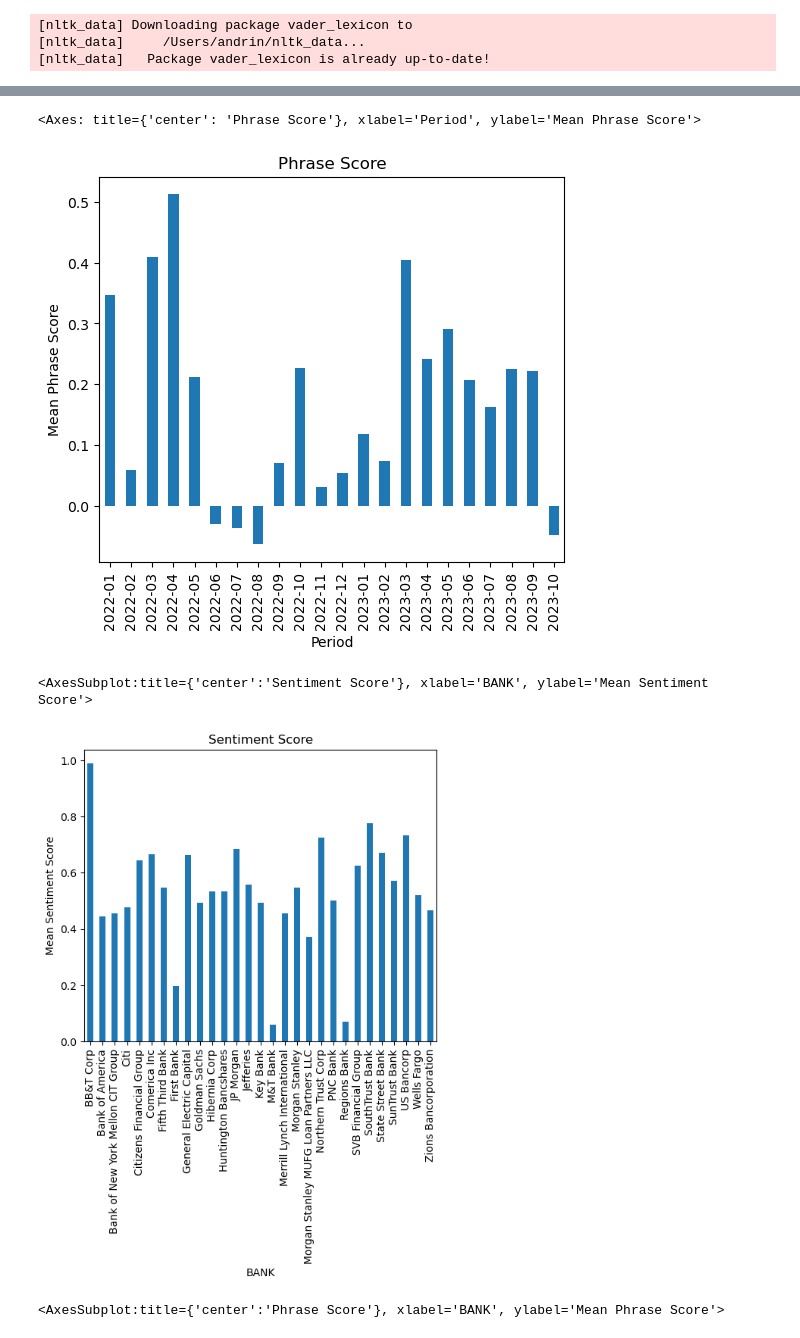
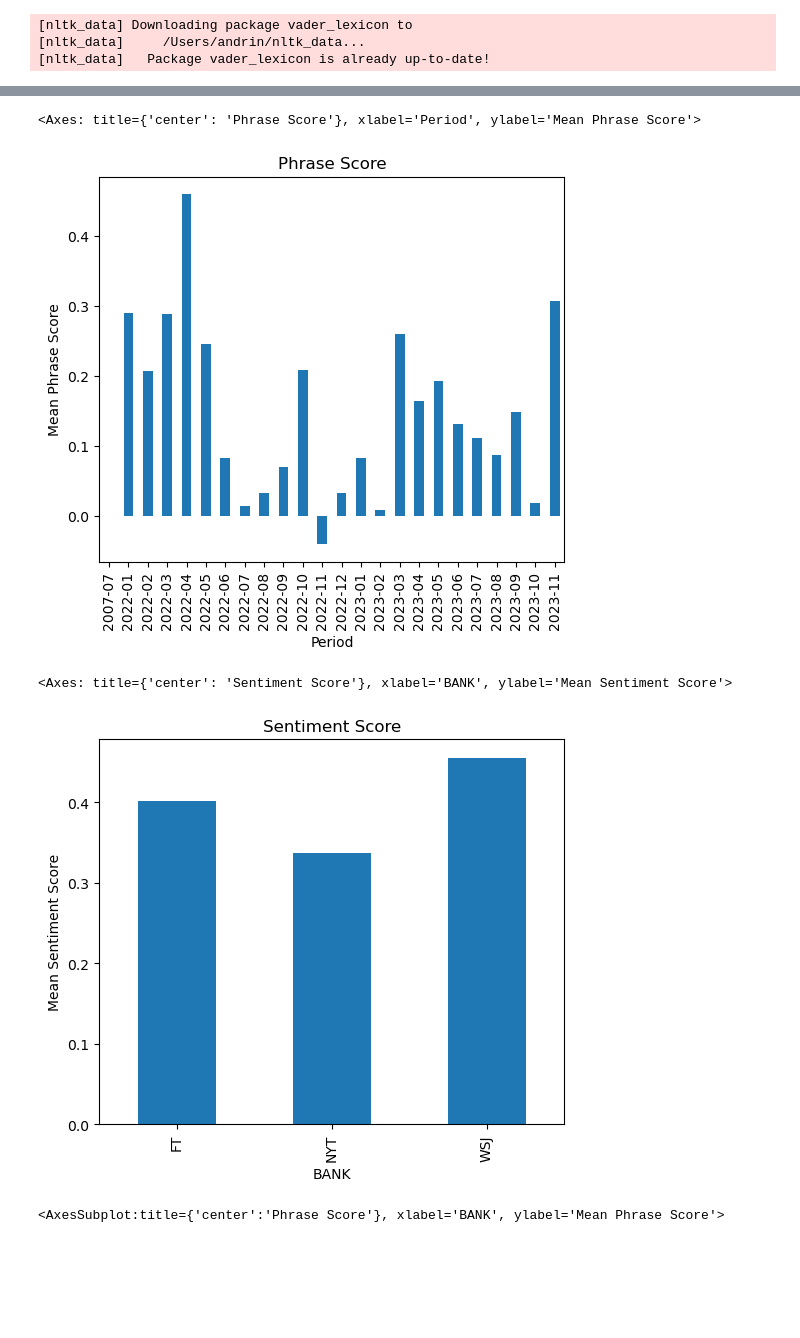
Before and after one commit to adamzbikowski/Twitter-Acquisition-Sentiment-Analysis, a Jupyter notebook: factiva/sentiment_score_vader.ipynb, the cells around one changed output, grey strips where cells are left out. Saved outputs shown, nothing was run; the diff lists cells and outputs as text; code cells hidden in the pictures; blank space fills up the shorter version.

```diff
--- a/factiva/sentiment_score_vader.ipynb
+++ b/factiva/sentiment_score_vader.ipynb
@@ -13,7 +13,7 @@ warnings.simplefilter(action='ignore', category=FutureWarning)
 [nltk_data]     /Users/andrin/nltk_data...
 [nltk_data]   Package vader_lexicon is already up-to-date!
 # %%
-art_df_full = pd.read_csv("Factiva_WSJ.csv")
+art_df_full = pd.read_csv("Factiva.csv")
 
 art_df_full["row_id"] = art_df_full.index + 1
 
@@ -59,7 +59,7 @@ article_scores_df = pd.merge(art_df_full, t_df_cleaned, on='row_id', how='inner'
 
 article_scores_df = article_scores_df.drop('sentiment_type', axis=1)
 
-bank_phrase_scores = pd.read_csv("elon_phrase_scores.csv")
+bank_phrase_scores = pd.read_csv("factiva_phrase_scores.csv")
 
 article_scores_df = pd.merge(article_scores_df, bank_phrase_scores, on='row_id', how='inner')
 
@@ -69,7 +69,7 @@ article_scores_df = article_scores_df.drop('row_id', axis=1)
 
 article_scores_df = article_scores_df.dropna(subset=['TEXT'])
 
-article_scores_df.to_csv("elon_sentiment_score.csv", encoding='utf-8', index=False)
+article_scores_df.to_csv("factiva_sentiment_score.csv", encoding='utf-8', index=False)
 # %%
 article_scores_df[["sentiment_score"]].describe()
 article_scores_df[["phrase_score"]].describe()
@@ -104,16 +104,16 @@ dfg.plot(kind='bar', title='Phrase Score', ylabel='Mean Phrase Score',
          xlabel='Period', figsize=(6, 5))
 # %% [output]
 <Axes: title={'center': 'Phrase Score'}, xlabel='Period', ylabel='Mean Phrase Score'>
-[figure, old version]
+[figure, new version]
 # %%
 #generate mean of sentiment_score by period
-dfg = article_scores_df.groupby(['BANK'])['sentiment_score'].mean()
+dfg = article_scores_df.groupby(['OUTLET'])['sentiment_score'].mean()
 #create a bar plot
 dfg.plot(kind='bar', title='Sentiment Score', ylabel='Mean Sentiment Score',
          xlabel='BANK', figsize=(6, 5))
 # %% [output]
-<AxesSubplot:title={'center':'Sentiment Score'}, xlabel='BANK', ylabel='Mean Sentiment Score'>
+<Axes: title={'center': 'Sentiment Score'}, xlabel='BANK', ylabel='Mean Sentiment Score'>
-[figure, old version]
+[figure, new version]
 # %%
 #generate mean of sentiment_score by period
 dfg = article_scores_df.groupby(['BANK'])['phrase_score'].mean()
```
Also changed, not shown: parts of 2 cells of this notebook, 7 other files.
